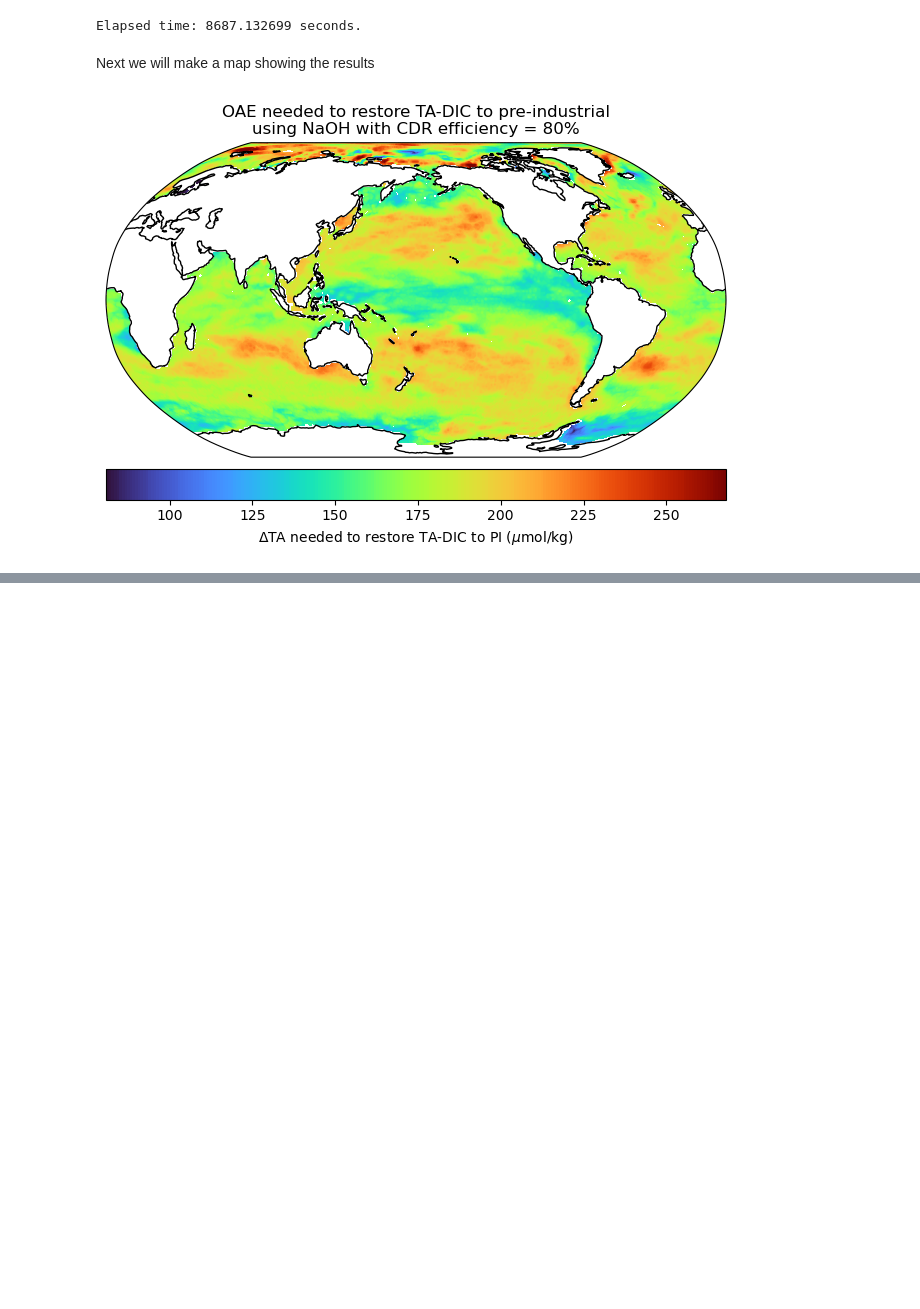
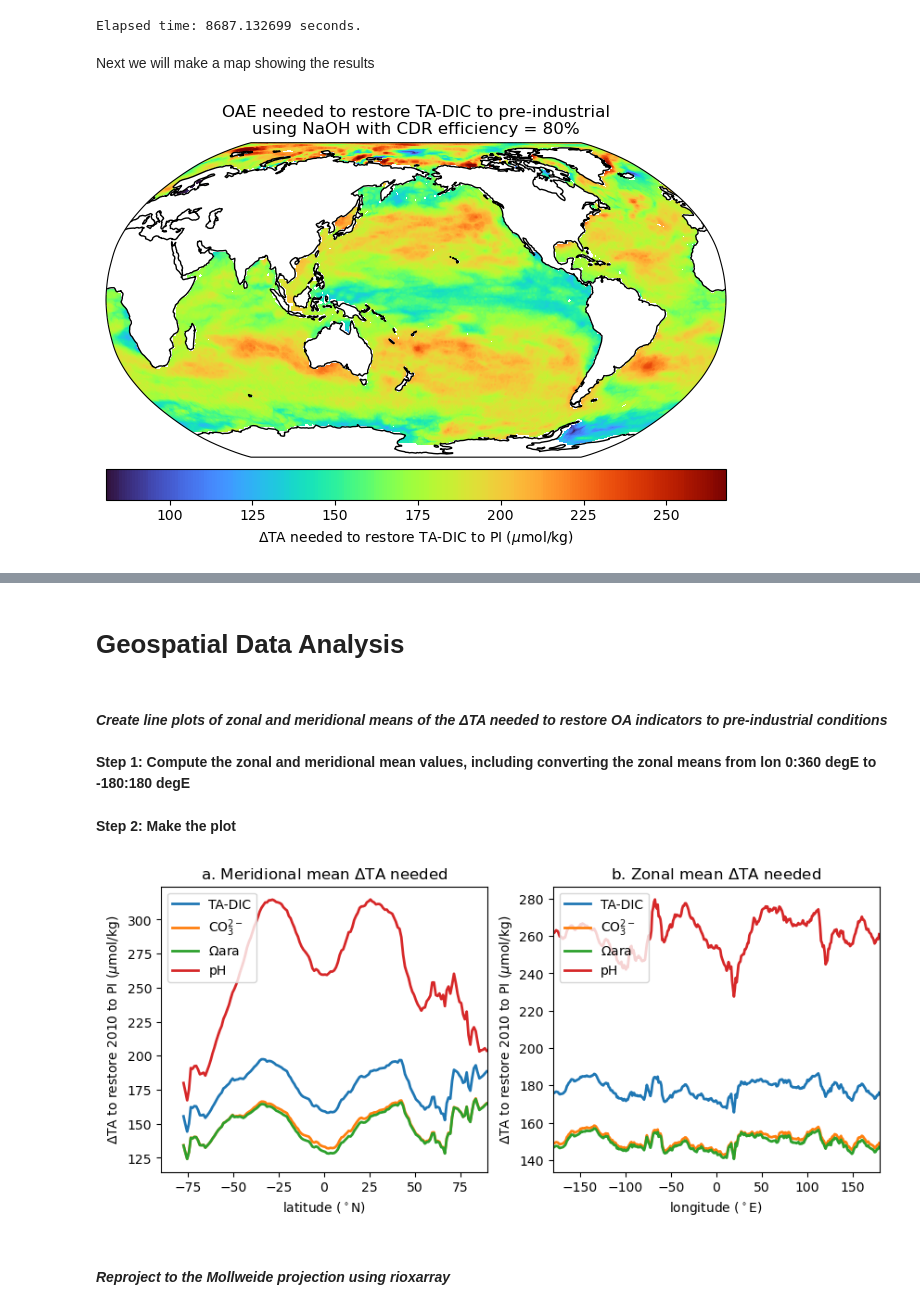
Before and after one commit to gjpelletier/PyOAE, a Jupyter notebook: PyOAE_example_root_finding_multiprocessing.ipynb, the cells around one changed output, grey strips where cells are left out. Drawn from its saved outputs; the diff is of its cells as text; code cells hidden in the pictures; blank space fills up the shorter version.

```diff
--- a/PyOAE_example_root_finding_multiprocessing.ipynb
+++ b/PyOAE_example_root_finding_multiprocessing.ipynb
@@ -228,0 +575,6 @@ scipy.io.savemat('OAE_needed_for_OA_NaOH_CDReff80_v20250311.mat', ds_dict)
+# %% [markdown]
+# Geospatial Data Analysis
+# %% [markdown]
+#### *Create line plots of zonal and meridional means of the ΔTA needed to restore OA indicators to pre-industrial conditions*
+# %% [markdown]
+**Step 1: Compute the zonal and meridional mean values, including converting the zonal means from lon 0:360 degE to -180:180 degE**
@@ -228,0 +603,36 @@ scipy.io.savemat('OAE_needed_for_OA_NaOH_CDReff80_v20250311.mat', ds_dict)
+# %% [markdown]
+**Step 2: Make the plot**
+# %%
+f, axa = plt.subplots(1,2, figsize=(10,4))
+
+lat = np.linspace(-89.5,89.5,180)
+lon = np.linspace(0.5,359.5,360)
+lon_180 = np.linspace(-179.5,179.5,360)
+
+# axa[0]
+axa[0].plot(lat, dTA_alkstar_meridional_mean, label='TA-DIC', linestyle='-', marker='', linewidth=2)
+axa[0].plot(lat, dTA_co3_meridional_mean, label='CO$_3^{2-}$', linestyle='-', marker='', linewidth=2)
+axa[0].plot(lat, dTA_omara_meridional_mean, label=r'$\Omega$ara', linestyle='-', marker='', linewidth=2)
+axa[0].plot(lat, dTA_phtot_meridional_mean, label='pH', linestyle='-', marker='', linewidth=2)
+axa[0].set_ylabel(r'$\Delta$TA to restore 2010 to PI ($\mu$mol/kg)')
+axa[0].legend(loc='upper left')
+axa[0].set_title(r'a. Meridional mean $\Delta$TA needed')
+axa[0].set_xlim(-90,90)
+axa[0].set_xlabel(r"latitude ($^\circ$N)")
+
+# axa[1]
+axa[1].plot(lon_180, dTA_alkstar_zonal_mean_180, label='TA-DIC', linestyle='-', marker='', linewidth=2)
+axa[1].plot(lon_180, dTA_co3_zonal_mean_180, label='CO$_3^{2-}$', linestyle='-', marker='', linewidth=2)
+axa[1].plot(lon_180, dTA_omara_zonal_mean_180, label=r'$\Omega$ara', linestyle='-', marker='', linewidth=2)
+axa[1].plot(lon_180, dTA_phtot_zonal_mean_180, label='pH', linestyle='-', marker='', linewidth=2)
+axa[1].set_ylabel(r'$\Delta$TA to restore 2010 to PI ($\mu$mol/kg)')
+axa[1].legend(loc='upper left')
+axa[1].set_title(r'b. Zonal mean $\Delta$TA needed')
+axa[1].set_xlim(-180,180);
+axa[1].set_xlabel(r"longitude ($^\circ$E)");
+
+f.savefig('meridional_and_zonal_averages_of_dTA_root.png', dpi=300)
+# %% [output]
+[figure, added]
+# %% [markdown]
+#### *Reproject to the Mollweide projection using rioxarray*
```
Also changed, not shown: parts of 48 cells of this notebook, 1 other file.
